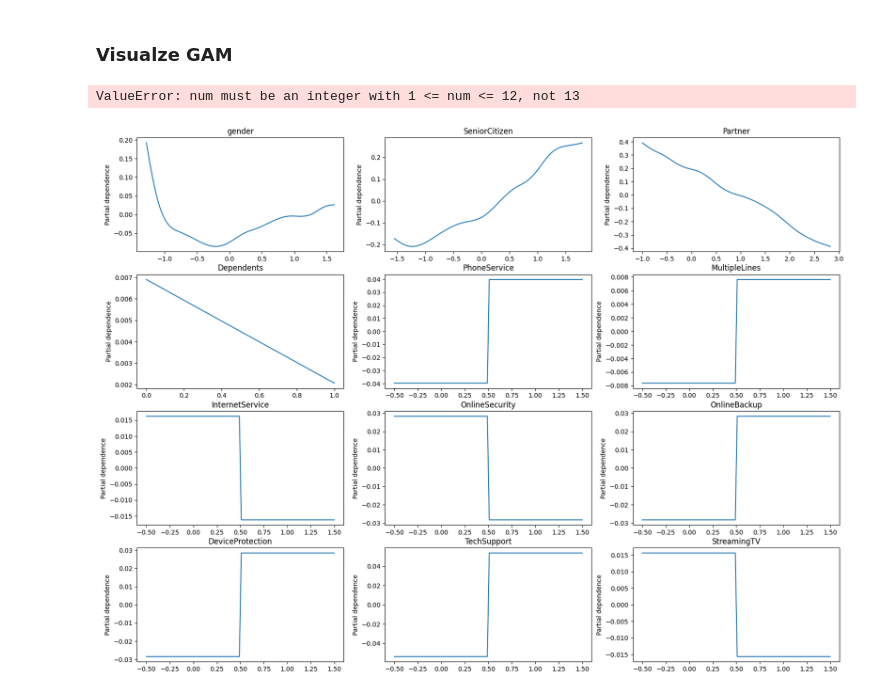
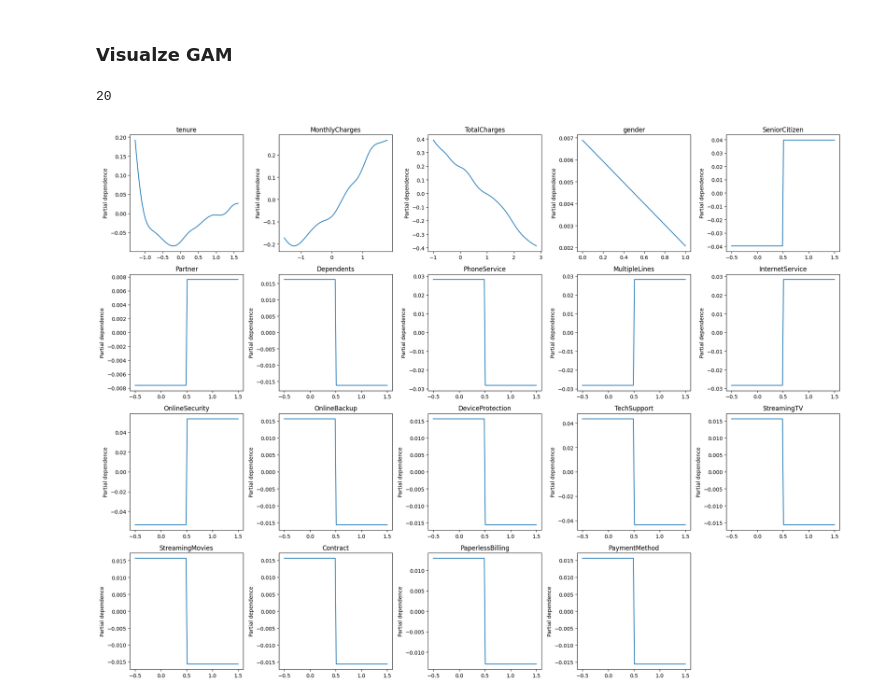
Before and after one commit to jothig22/Assumption-junction, a Jupyter notebook: JothiGupta_JKJ_gam.ipynb, the cells around one changed output. Drawn from its saved outputs; the diff is of its cells as text; code cells hidden in the pictures.

Commit message:
updated GAM plots

```diff
--- a/JothiGupta_JKJ_gam.ipynb
+++ b/JothiGupta_JKJ_gam.ipynb
@@ -144,12 +144,9 @@ Unique values in Churn: ['No' 'Yes'], count = 2
 # %% [markdown]
 Scaling numerical variables using StandardScaler().
 # %%
-# Scaling numerical variables
+# Handling numerical variables
 clean_df['TotalCharges'] = pd.to_numeric(clean_df['TotalCharges'], errors='coerce')
 numerical_cols = ['tenure', 'MonthlyCharges', 'TotalCharges']
-scaler = StandardScaler()
-clean_df[numerical_cols] = scaler.fit_transform(clean_df[numerical_cols])
-clean_df = clean_df.dropna()
 
 clean_df.head(10)
 # %% [output]
@@ -198,12 +195,22 @@ The variables largely failed to linearize given that Churn is a categorical vari
 ## Building the GAM model
 # %%
 # Loading the data
+clean_df = clean_df.dropna()
 non_target = clean_df.drop(columns='Churn_Yes')
 X, y = non_target, clean_df['Churn_Yes']
 
 
 # Splitting the data
 X_train, X_test, y_train, y_test = train_test_split(X, y, test_size=0.2, random_state=42)
+
+# Scaling training data
+scaler = StandardScaler()
+X_train[numerical_cols] = scaler.fit_transform(X_train[numerical_cols])
+X_test[numerical_cols] = scaler.transform(X_test[numerical_cols])
+
+# Handling NA's
+#X_train = X_train.dropna()
+#X_test = X_test.dropna()
 
 # Initializing GAM set-up
 gam = LinearGAM(s(0) + s(1) + s(2) + s(3) + f(4) + f(5) + f(6) + f(6) + f(7) + f(8) + f(9) + f(10) + f(11) + f(12) + f(13) + f(14) + f(15) + f(16) + f(17) + f(18))
@@ -265,22 +272,25 @@ github.com/dswah/pyGAM/issues/163
 # %%
 # Plotting GAM model
 plt.figure(figsize=(20,15))
 plot_terms = [term for term in gam.terms if not term.isintercept]
 n_terms = len(plot_terms)
 
+print(len(gam.terms))
+cols = numerical_cols + categorical_cols
+
 plot_idx = 1
 for term in gam.terms:
     if term.isintercept:
         continue
-    plt.subplot(4, 3, plot_idx)
+    plt.subplot(4, 5, plot_idx)
     XX = gam.generate_X_grid(term=term.feature)
     plt.plot(XX[:, term.feature], gam.partial_dependence(term=term.feature, X=XX))
-    plt.title(categorical_cols[term.feature])
+    plt.title(cols[term.feature])
     plt.ylabel('Partial dependence')
     plot_idx += 1
 
 plt.tight_layout()
 plt.show()
 # %% [output]
-ValueError: num must be an integer with 1 <= num <= 12, not 13
+20
-[figure, old version]
+[figure, new version]
```
Also changed, not shown: parts of 4 cells of this notebook.
